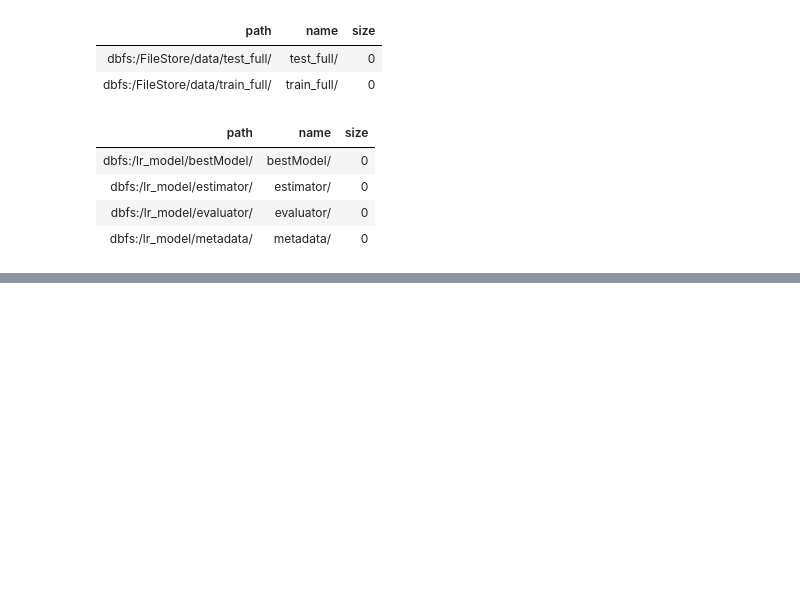
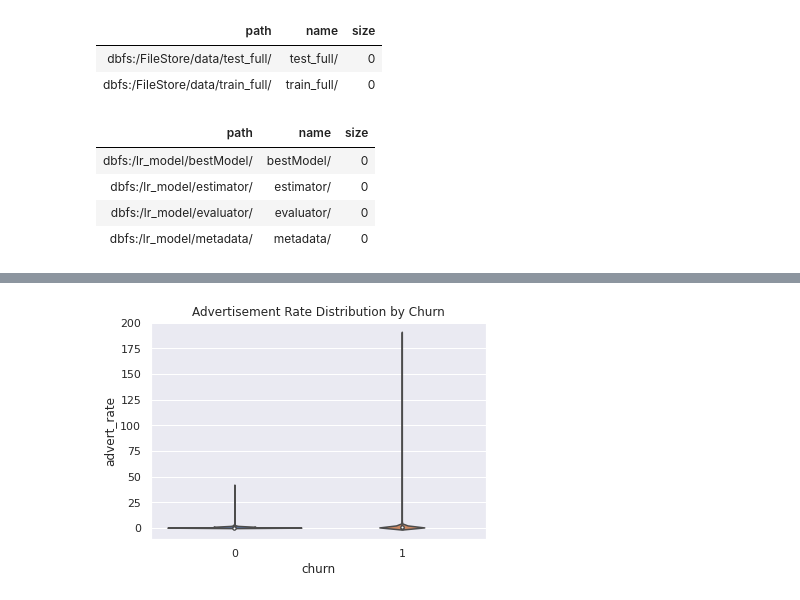
Before and after one commit to smit5490/sparkify-customer-retention, a Jupyter notebook: notebooks/1_databricks_cleaning_feature_engineering_full_data.ipynb, the cells around one changed output, grey strips where cells are left out. Cells and saved outputs as stored; diff of their text form; code cells hidden in the pictures; blank space fills up the shorter version.

```diff
--- a/notebooks/1_databricks_cleaning_feature_engineering_full_data.ipynb
+++ b/notebooks/1_databricks_cleaning_feature_engineering_full_data.ipynb
@@ -203,0 +249,6 @@ test.write.mode("overwrite").parquet("dbfs:/FileStore/data/test_full")
+# %%
+fig, ax = plt.subplots()
+sns.violinplot(x = "churn", y = "advert_rate", data = train_pd, ax = ax)
+ax.set_title("Advertisement Rate Distribution by Churn");
+# %% [output]
+[figure, added]
```
Also changed, not shown: parts of 8 cells of this notebook, 1 other file.
